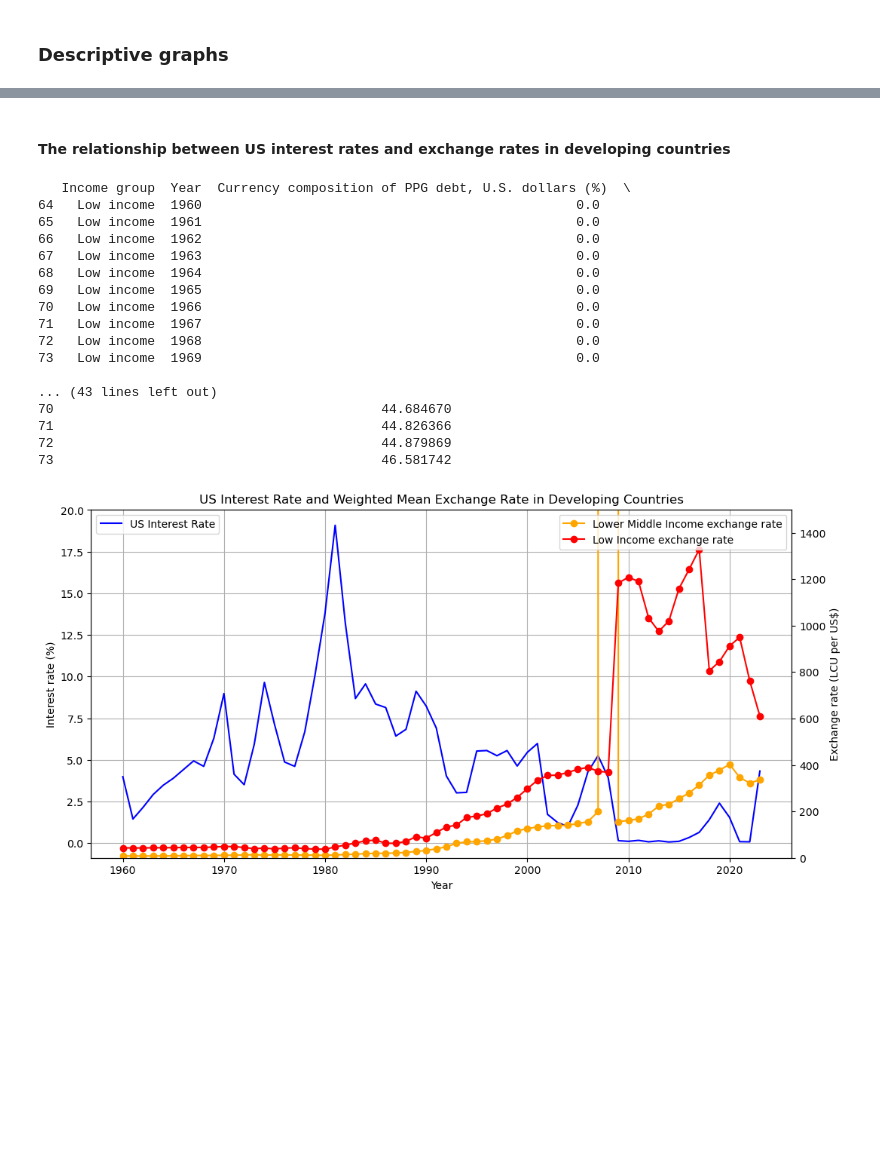
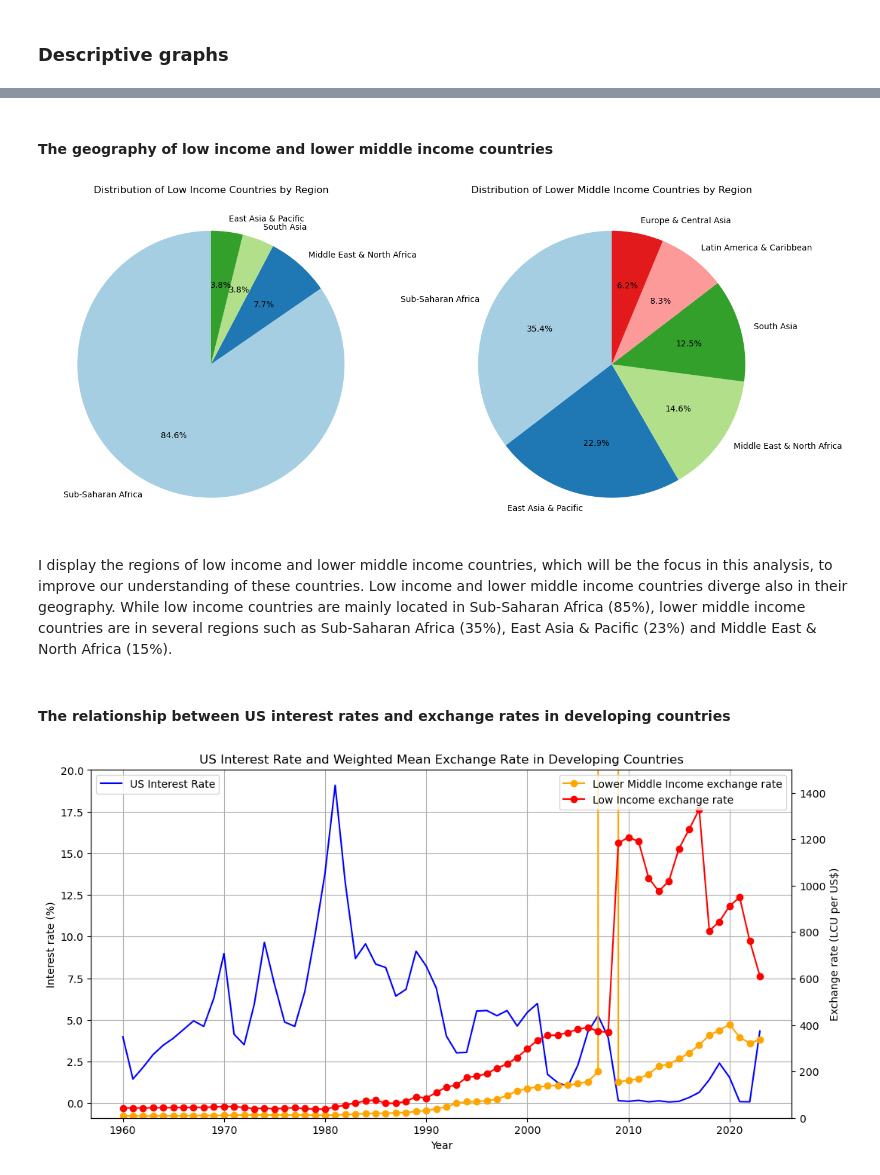
Before and after one commit to maude04/pp4rs_project, a Jupyter notebook: src/project_programming.ipynb, the cells around one changed output, grey strips where cells are left out. Saved outputs shown, nothing was run; the diff lists cells and outputs as text; code cells hidden in the pictures; blank space fills up the shorter version.

Commit message:
finish the descriptive graphs and OLS regressions

```diff
--- a/src/project_programming.ipynb
+++ b/src/project_programming.ipynb
@@ -284,3 +307,30 @@ I focus on low income and lower middle income countries because they are already
+# %% [markdown]
+#### The geography of low income and lower middle income countries
+# %%
+# Filter the DataFrame to include only low-income countries and lowe-middle-income countries
+df_low_income = df_FRED_WB_wide2[(df_FRED_WB_wide2['Income group'] == 'Low income') & (df_FRED_WB_wide2['Year'] == 2022)]
+df_low_middle_income = df_FRED_WB_wide2[(df_FRED_WB_wide2['Income group'] == 'Lower middle income') & (df_FRED_WB_wide2['Year'] == 2022)]
+
+# Group by 'Region' and count the number of occurrences for each region
+region_counts_low = df_low_income['Region'].value_counts()
+region_counts_low_middle = df_low_middle_income['Region'].value_counts()
+
+# Create the pie charts
+fig, (ax1, ax2) = plt.subplots(1, 2, figsize=(16, 8))
+
+# Pie chart for low income countries
+ax1.pie(region_counts_low, labels=region_counts_low.index, autopct='%1.1f%%', startangle=90, colors=plt.cm.Paired.colors)
+ax1.set_title('Distribution of Low Income Countries by Region')
+
+# Pie chart for lower middle income countries
+ax2.pie(region_counts_low_middle, labels=region_counts_low_middle.index, autopct='%1.1f%%', startangle=90, colors=plt.cm.Paired.colors)
+ax2.set_title('Distribution of Lower Middle Income Countries by Region')
+
+plt.show()
+# %% [output]
+[figure, added]
+# %% [markdown]
+I display the regions of low income and lower middle income countries, which will be the focus in this analysis, to improve our understanding of these countries. Low income and lower middle income countries diverge also in their geography. While low income countries are mainly located in Sub-Saharan Africa (85%), lower middle income countries are in several regions such as Sub-Saharan Africa (35%), East Asia & Pacific (23%) and Middle East & North Africa (15%).
 # %% [markdown]
 #### The relationship between US interest rates and exchange rates in developing countries
 # %%
@@ -290,15 +340,12 @@ I focus on low income and lower middle income countries because they are already
 
 df_USA_interest_rate = df_FRED_WB_wide2[(df_FRED_WB_wide2['Country Name'] == 'United States') & (df_FRED_WB_wide2['Interest rate'].notnull())]
 
-df_USA_interest_rate.head(10)
 
 ## Filter the data_FRED_WB_agg to include only rows where the "Income group" column is equal to "Low income" and "Lower middle income"
 
 df_low_income_agg = data_FRED_WB_agg[data_FRED_WB_agg['Income group'] == 'Low income']
 
 df_lower_middle_income_agg = data_FRED_WB_agg[data_FRED_WB_agg['Income group'] == 'Lower middle income']
-
-print(df_low_income_agg.head(10))
 
 ## Plot
 
@@ -322,23 +369,8 @@ ax2.set_ylim(0, 1500)  # 2008 is an outlier for lower middle income countries be
 ax2.legend(loc='upper right')
 
 plt.show()
+
+#df_USA_interest_rate.head(10)
 # %% [output]
-   Income group  Year  Currency composition of PPG debt, U.S. dollars (%)  \
-64   Low income  1960                                                0.0
-65   Low income  1961                                                0.0
-66   Low income  1962                                                0.0
-67   Low income  1963                                                0.0
-68   Low income  1964                                                0.0
-69   Low income  1965                                                0.0
-70   Low income  1966                                                0.0
-71   Low income  1967                                                0.0
-72   Low income  1968                                                0.0
-73   Low income  1969                                                0.0
-
-... (43 lines left out)
-70                                          44.684670
-71                                          44.826366
-72                                          44.879869
-73                                          46.581742
 [figure]
 # %% [markdown]
```
Also changed, not shown: parts of 33 cells of this notebook.
